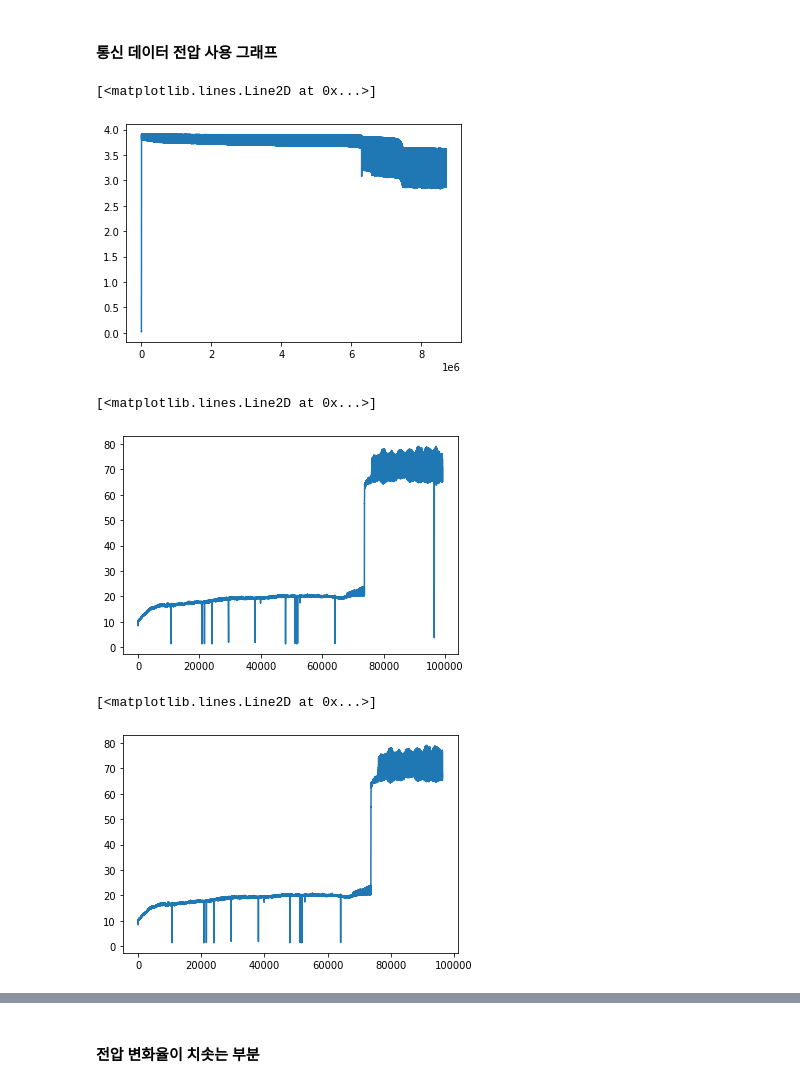
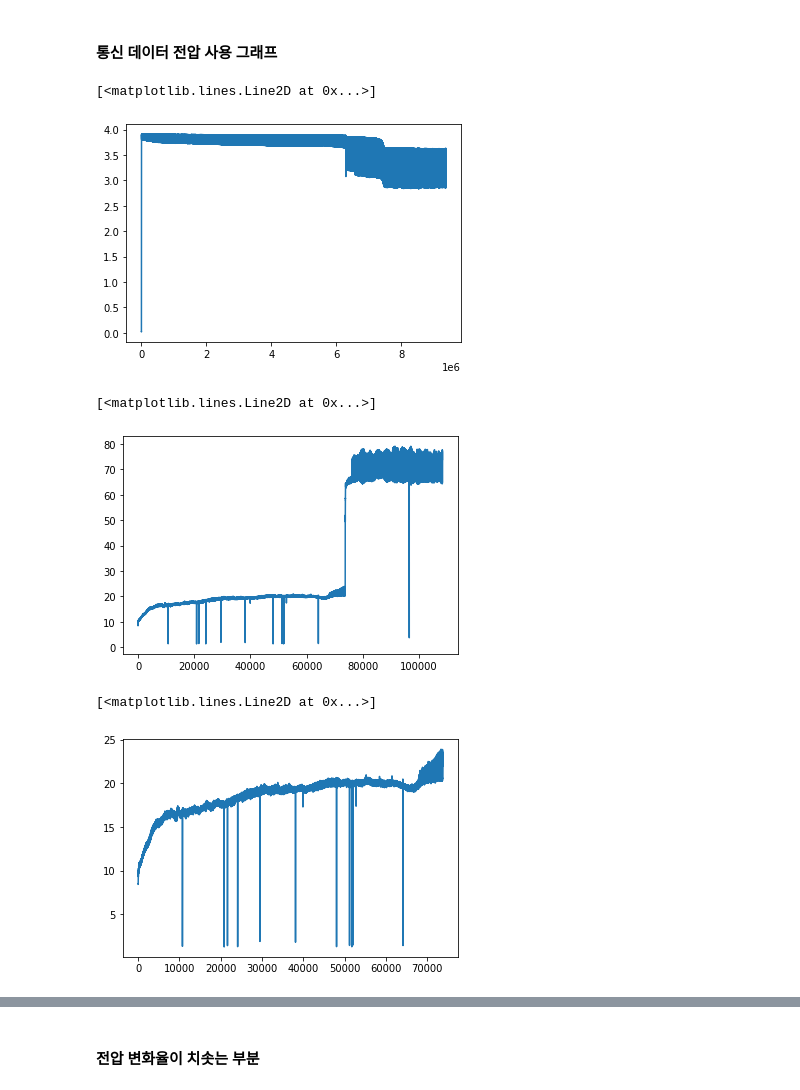
Before and after one commit to minD9it/Battery, a Jupyter notebook: DataAnalysis_DODI.ipynb, the cells around one changed output, grey strips where cells are left out. Saved outputs shown, nothing was run; the diff lists cells and outputs as text; code cells hidden in the pictures.

Commit message:
211102 v1.6.1 recovery_time+

```diff
--- a/DataAnalysis_DODI.ipynb
+++ b/DataAnalysis_DODI.ipynb
@@ -10,7 +10,7 @@ from tqdm import tqdm
 # %% [markdown]
 ### 데이터 불러오기
 # %%
-data = pd.read_csv("data/0mA(29s)~30mA(1s)_DODI_C_merge_2.csv") #통합 데이터
+data = pd.read_csv("data/0mA(29s)~30mA(1s)_DODI_C_merge_3.csv") #통합 데이터
 data.describe()
 # %% [output]
 |  | Voltage(V) | Current(A) | Resistance(Ohm) | Power(W) |
@@ -221,14 +221,14 @@ recovery_time = np.array(parsing_date).reshape(recovery_time.shape[0], 2)
 plt.plot(data['Voltage(V)'])
 # %% [output]
 [<matplotlib.lines.Line2D at 0x...>]
-[figure, old version]
+[figure, new version]
 # %%
 plt.plot(np.max(recovery_rate[:], axis=1)) #dodi_c(merge: 데이터 제거)
 # %% [output]
 [<matplotlib.lines.Line2D at 0x...>]
-[figure, old version]
+[figure, new version]
 # %%
-plt.plot(np.max(recovery_rate[:], axis=1)) #dodi_c(merge)
+plt.plot(np.max(recovery_rate[:73724], axis=1)) #전압 떨어지기 전
 # %% [output]
 [<matplotlib.lines.Line2D at 0x...>]
-[figure, old version]
+[figure, new version]
```
Also changed, not shown: parts of 16 cells of this notebook.
